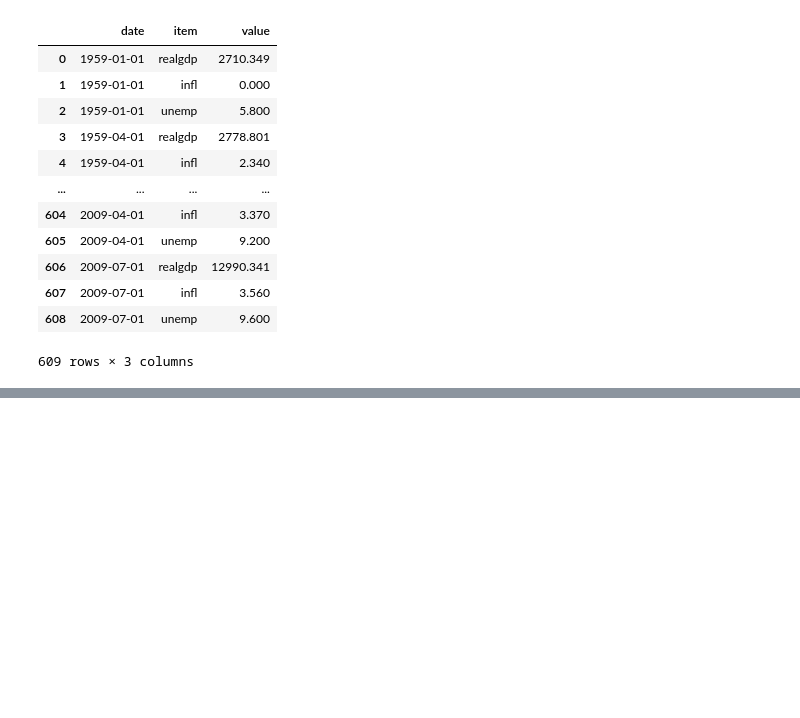
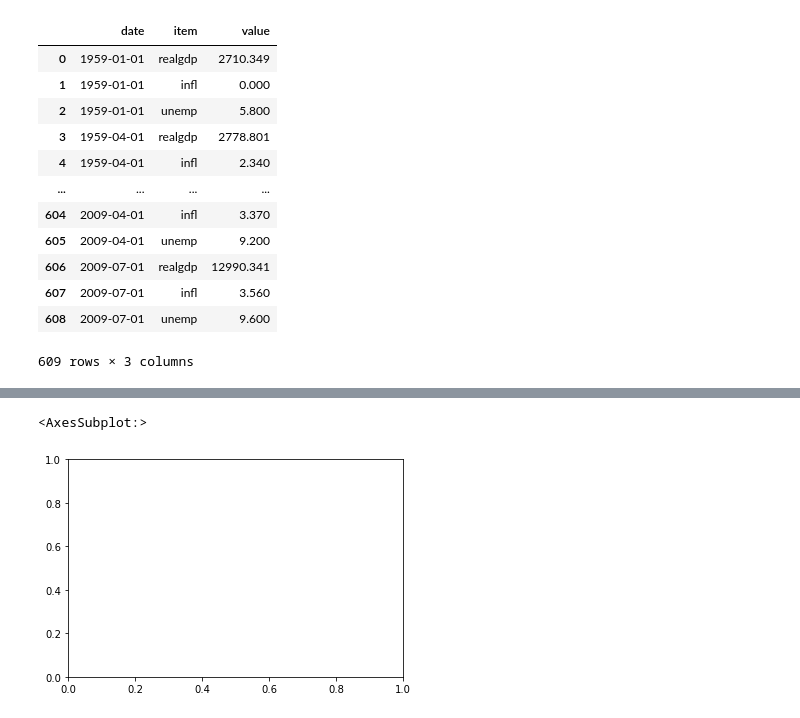
Before and after one commit to kiensamsk/Data, a Jupyter notebook: main.ipynb, the cells around one changed output, grey strips where cells are left out. Drawn from its saved outputs; the diff is of its cells as text; code cells hidden in the pictures; blank space fills up the shorter version.

```diff
--- a/main.ipynb
+++ b/main.ipynb
@@ -286,0 +354,6 @@ data.stack().reset_index().rename(columns ={0:'value'})
+# %%
+fig,axes = plt.subplots()
+axes
+# %% [output]
+<AxesSubplot:>
+[figure, added]
```
Also changed, not shown: parts of 44 cells of this notebook, 1 other file.
